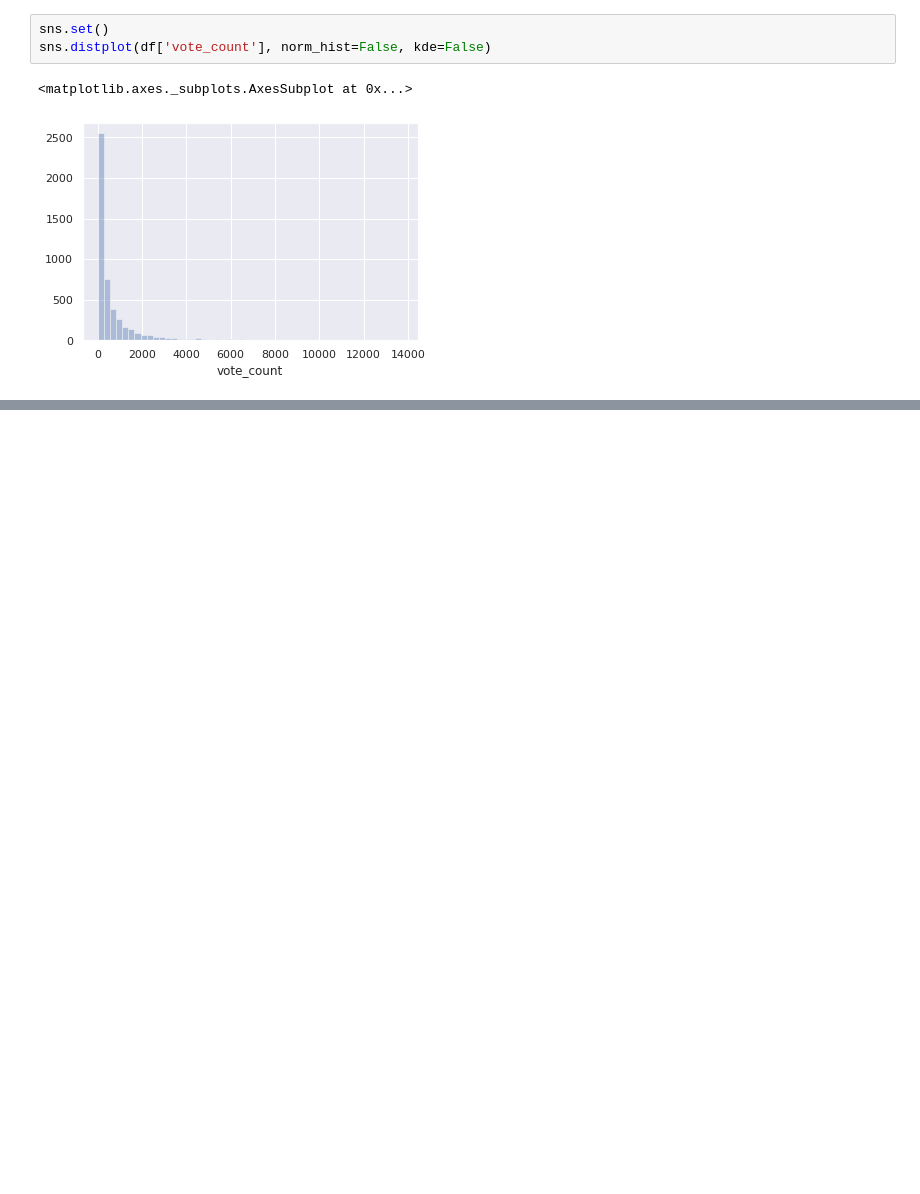
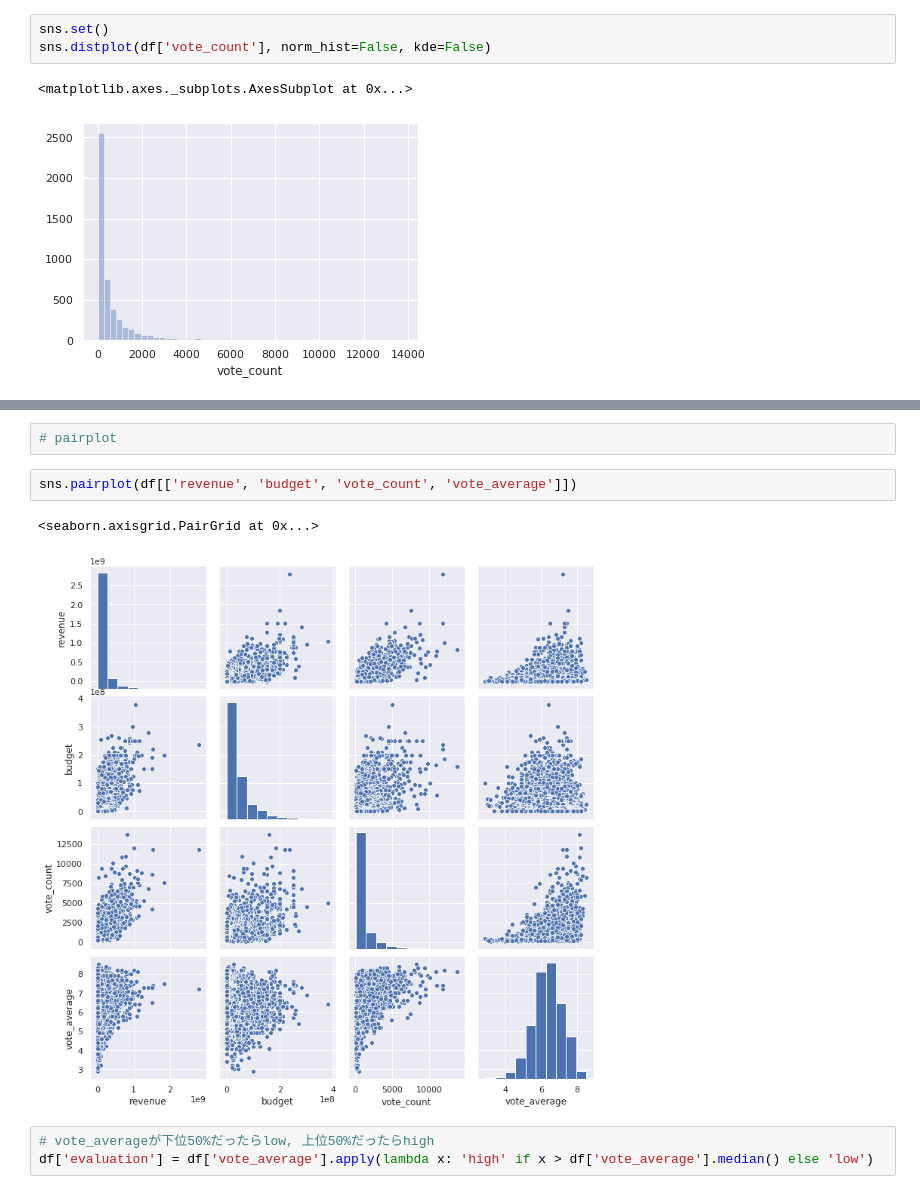
Before and after one commit to saka-21/python_coding, a Jupyter notebook: Seaborn.ipynb, the cells around one changed output, grey strips where cells are left out. Saved outputs shown, nothing was run; the diff lists cells and outputs as text; blank space fills up the shorter version.

```diff
--- a/Seaborn.ipynb
+++ b/Seaborn.ipynb
@@ -30,0 +49,10 @@ sns.distplot(df['vote_count'], norm_hist=False, kde=False)
+# %%
+# pairplot
+# %%
+sns.pairplot(df[['revenue', 'budget', 'vote_count', 'vote_average']])
+# %% [output]
+<seaborn.axisgrid.PairGrid at 0x...>
+[figure, added]
+# %%
+# vote_averageが下位50%だったらlow, 上位50%だったらhigh
+df['evaluation'] = df['vote_average'].apply(lambda x: 'high' if x > df['vote_average'].median() else 'low')
```
Also changed, not shown: parts of 4 cells of this notebook, 1 other file.
